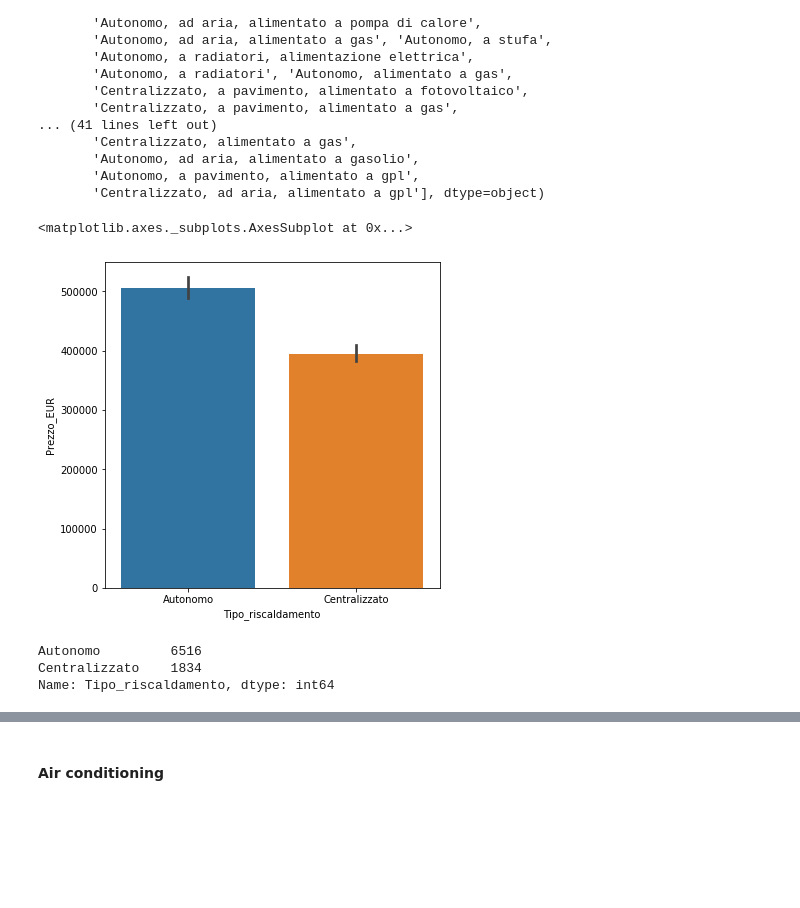
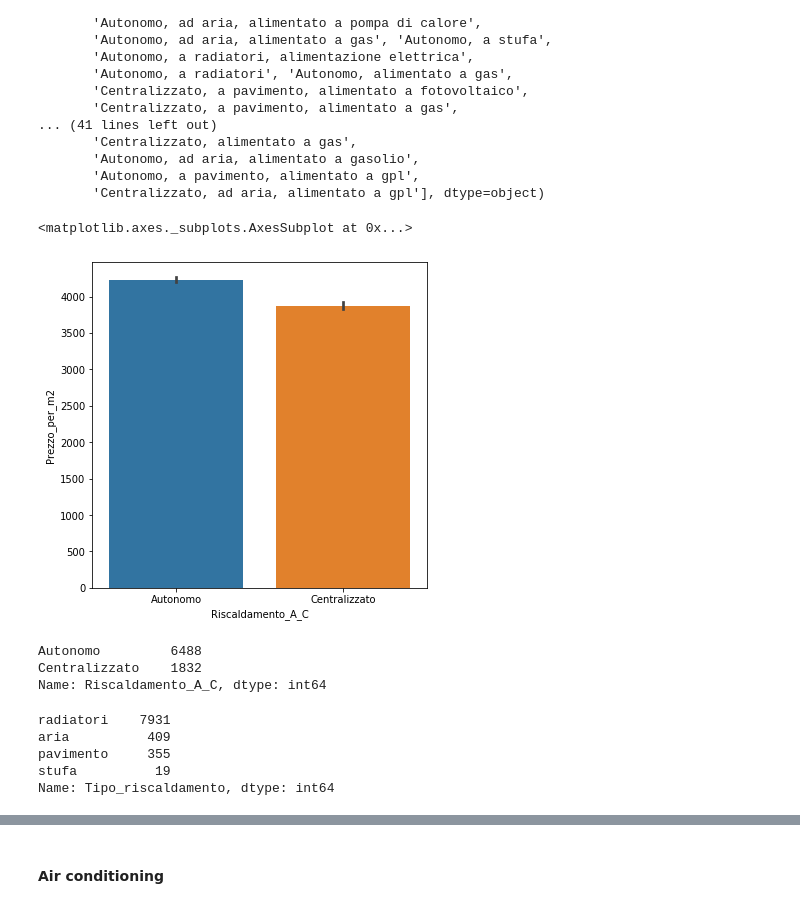
Before and after one commit to LazyEval/housing-prices-firenze, a Jupyter notebook: notebooks/1.0-LazyEval-data-cleaning.ipynb, the cells around one changed output, grey strips where cells are left out. Saved outputs shown, nothing was run; the diff lists cells and outputs as text; code cells hidden in the pictures; blank space fills up the shorter version.

```diff
--- a/notebooks/1.0-LazyEval-data-cleaning.ipynb
+++ b/notebooks/1.0-LazyEval-data-cleaning.ipynb
@@ -263,0 +300,2 @@ df.loc[df['Superficie_m2'].idxmax(), 'Superficie_m2'] = 240
+# %%
+df = df.drop(columns=['Superficie'])
@@ -296,0 +375,6 @@ Name: Prezzo_EUR, dtype: float64
+# %%
+drop_cols = ['Immobile garantito', 'Indice prest. energetica rinnovabile', 'Prestazione energetica del fabbricato',
+             'Certificazione energetica', 'Disponibilità', 'Contratto', 'Informazioni catastali',
+             'Spese condominio']
+
+df[drop_cols].isna().sum()
@@ -297,9 +391,7 @@ Name: Prezzo_EUR, dtype: float64
 # %%
 # Drop columns that have almost no entries
-# Dropping "Disponibilità" and "Contratto" because it is not relevant information
-df = df.drop(columns=['Immobile garantito', 'Indice prest. energetica rinnovabile',
-                      'Prestazione energetica del fabbricato', 'Certificazione energetica',
-                      'Disponibilità', 'Contratto'])
+# Dropping "Disponibilità" and "Contratto" because they do not have relevant information
+df = df.drop(columns=drop_cols)
 # %% [markdown]
 ## 2. Feature engineering
 # %% [markdown]
@@ -329,19 +421,19 @@ array(['Autonomo, a radiatori, alimentato a metano',
        'Autonomo, a pavimento, alimentato a gpl',
        'Centralizzato, ad aria, alimentato a gpl'], dtype=object)
 # %%
-# Create type of heating feature
-df['Tipo_riscaldamento'] = df['Riscaldamento'].str.split(',').str[0]
+# Create autonomous/centralized heating feature
+df['Riscaldamento_A_C'] = df['Riscaldamento'].str.split(',').str[0]
 # %%
 fig = plt.figure(figsize=(6, 6))
-sns.barplot(x=df['Tipo_riscaldamento'], y=df['Prezzo_EUR'])
+sns.barplot(x=df['Riscaldamento_A_C'], y=df['Prezzo_per_m2'])
 # %% [output]
 <matplotlib.axes._subplots.AxesSubplot at 0x...>
-[figure, old version]
+[figure, new version]
 # %%
-df['Tipo_riscaldamento'].value_counts()
+df['Riscaldamento_A_C'].value_counts()
 # %% [output]
-Autonomo         6516
-Centralizzato    1834
-Name: Tipo_riscaldamento, dtype: int64
+Autonomo         6488
+Centralizzato    1832
+Name: Riscaldamento_A_C, dtype: int64
 # %%
 # Filling heating NaNs with centralized because when not specified it is probably centralized
@@ -348,0 +441,13 @@ df['Tipo_riscaldamento'] = df['Tipo_riscaldamento'].fillna('Centralizzato')
+# %%
+# Create type of heating feature; clearly either radiatori, aria, pavimento and stufa
+df['Tipo_riscaldamento'] = df['Riscaldamento'].str.extract(r'(radiatori|aria|pavimento|stufa)')
+
+# Impute by most frequent
+df['Tipo_riscaldamento'] = df['Tipo_riscaldamento'].fillna(df['Tipo_riscaldamento'].value_counts().index[0])
+df['Tipo_riscaldamento'].value_counts()
+# %% [output]
+radiatori    7931
+aria          409
+pavimento     355
+stufa          19
+Name: Tipo_riscaldamento, dtype: int64
```
Also changed, not shown: parts of 107 cells of this notebook.
